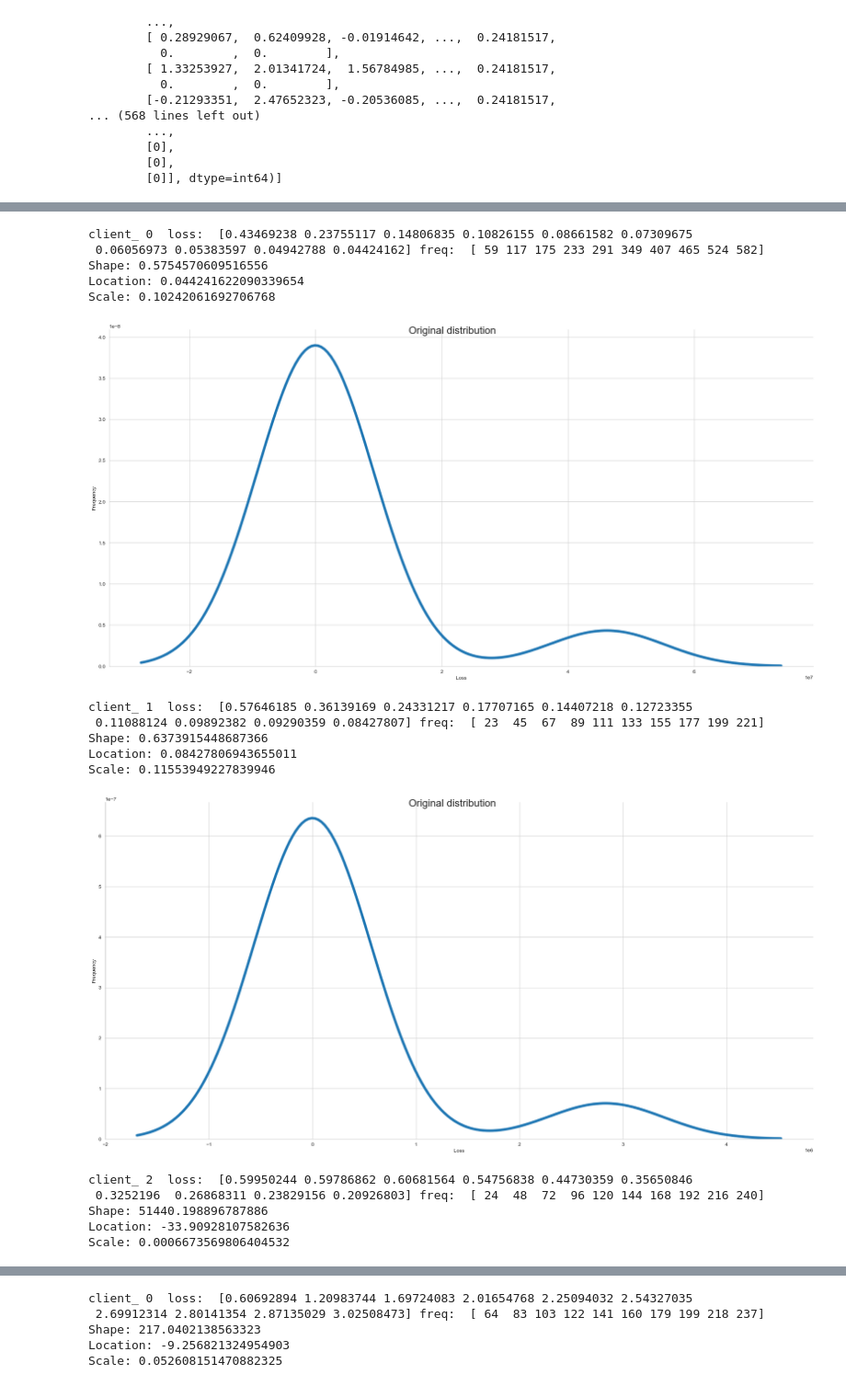
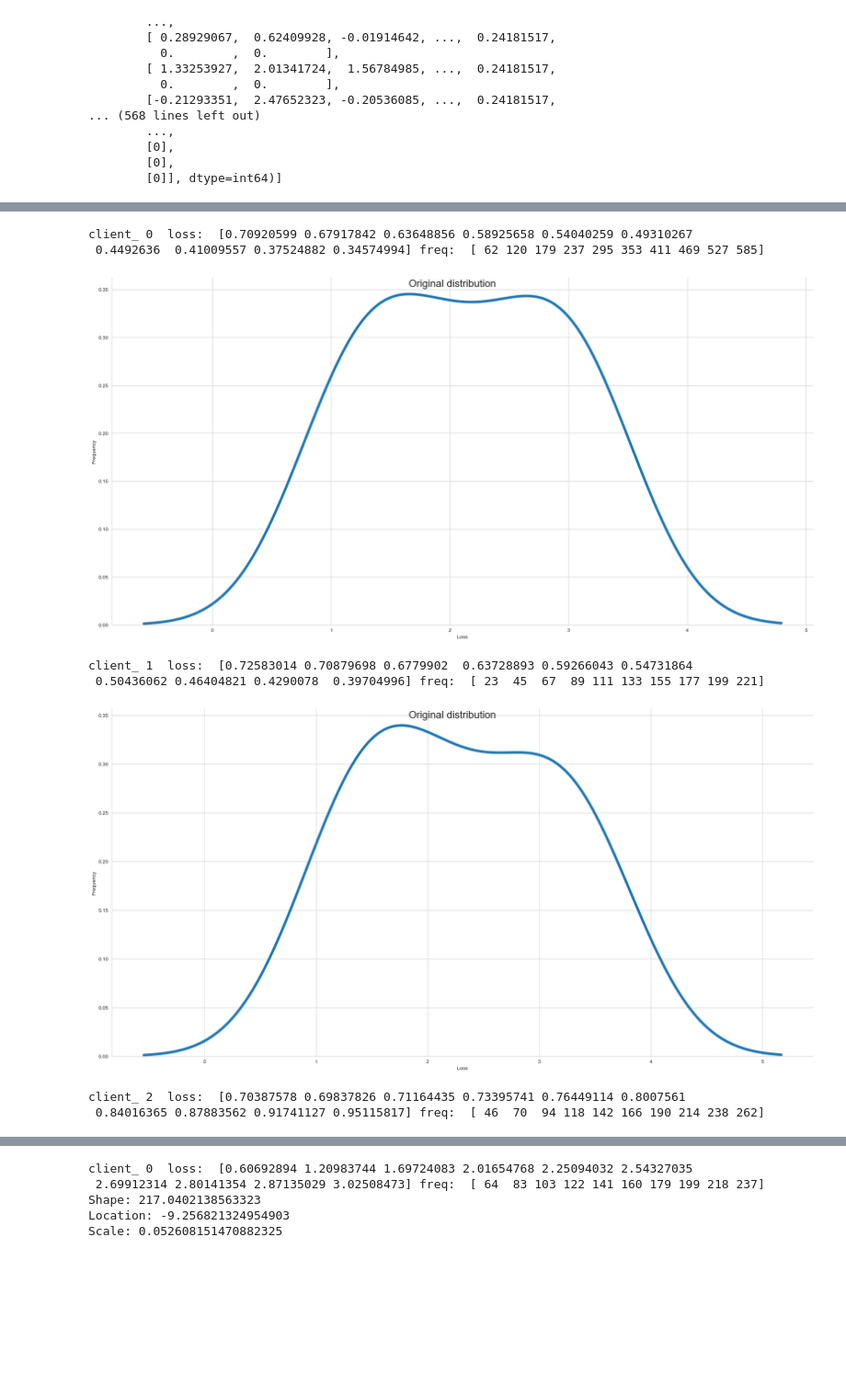
Before and after one commit to ai-r-ia/federated_learning_adult_dataset, a Jupyter notebook: Federated_Learning_adult_dataset.ipynb, the cells around one changed output, grey strips where cells are left out. Shown at 92% size. Drawn from its saved outputs; the diff is of its cells as text; code cells hidden in the pictures; blank space fills up the shorter version.

```diff
--- a/Federated_Learning_adult_dataset.ipynb
+++ b/Federated_Learning_adult_dataset.ipynb
@@ -345,7 +345,7 @@ print(type(clients))
 # %%
 # gender split
 
-dict_users = {i: np.array([]) for i in range(8)}
+dict_users = {i: np.array([]) for i in range(4)}
 data_out = []
 
 def create_hetero_clients( image_list, label_list, start_client = 0, num_clients=10, initial='clients'):
@@ -1055,22 +1055,23 @@ global_model = smlp_global.build(X_train.shape[1] ,classes=2)
 global_model.compile(optimizer=optimizer, loss=loss, metrics=metrics)
 # clients_batched, test_batched = batch_clients(clients)
 # client_names= list(clients_batched.keys())
-client_names = [0, 1, 2, 3,4, 5, 6, 7, 8]
+# client_names = [0, 1, 2, 3,4, 5, 6, 7, 8]
+client_names = [0, 1, 2, 3]
 # print(client_names, "asugdefbh")
 # print(clients_batched)
 
 client_loss = {i: np.array([]) for i in range(len(client_names))}
 client_frequency = {i: np.array([]) for i in range(len(client_names))}
-# train_sets = initializer_income_race()
-train_sets = initializer_income_race_gender()
+train_sets = initializer_income()
+# train_sets = initializer_income_race_gender()
 # print(len(train_sets))
 #commence global training loop
 for comm_round in range(comms_round):
 
 #     clients = create_clients(X_train, y_train, num_clients=15, initial='client')
 #     clients = get_hetero_clients()
-#     clients = get_hetero_clients_gender_age(list(train_sets) )
-    clients = get_hetero_clients_gender_race(list(train_sets) )
+    clients = get_hetero_clients_gender_age(list(train_sets) )
+#     clients = get_hetero_clients_gender_race(list(train_sets) )
 #     print("client0: ", clients[1])
 
     clients_batched, test_batched = batch_clients(clients)
@@ -1150,44 +1151,38 @@ comm_round: 9 | global_acc: 75.655% | global_loss: 0.900966465473175
 # %%
 import matplotlib.pyplot as plt
 import seaborn as sns
 import scipy.stats as stats
 
 # 4 clients---> gender, income
+
+pdfs = []
 for i in list(client_loss.keys()):
-    if(i== len(list(client_loss.keys()))-1):
-        continue
+#     if(i== len(list(client_loss.keys()))-1):
+#         continue
     print("client_",i, " loss: ", client_loss[i],"freq: ", client_frequency[i])
 
     shape, loc, scale = stats.gamma.fit(client_loss[i])
 
     # Printing the estimated parameters
-    print("Shape:", shape)
-    print("Location:", loc)
-    print("Scale:", scale)
+#     print("Shape:", shape)
+#     print("Location:", loc)
+#     print("Scale:", scale)
     pdf = stats.gamma.pdf(client_loss[i], shape, loc=loc, scale=scale)
+    pdfs.append(pdf)
     sns.set_style("whitegrid")
 
     ax = sns.displot( x = pdf, kind = "kde", height=10, aspect=2,
                 linewidth = 5 )
     ax.fig.suptitle('Original distribution', size = 20)
     plt.ylabel("Frequency")
     plt.xlabel("Loss")
     plt.show()
 # %% [output]
-client_ 0  loss:  [0.43469238 0.23755117 0.14806835 0.10826155 0.08661582 0.07309675
- 0.06056973 0.05383597 0.04942788 0.04424162] freq:  [ 59 117 175 233 291 349 407 465 524 582]
-Shape: 0.5754570609516556
-Location: 0.044241622090339654
-Scale: 0.10242061692706768
+client_ 0  loss:  [0.70920599 0.67917842 0.63648856 0.58925658 0.54040259 0.49310267
+ 0.4492636  0.41009557 0.37524882 0.34574994] freq:  [ 62 120 179 237 295 353 411 469 527 585]
-[figure, old version]
+[figure, new version]
-client_ 1  loss:  [0.57646185 0.36139169 0.24331217 0.17707165 0.14407218 0.12723355
- 0.11088124 0.09892382 0.09290359 0.08427807] freq:  [ 23  45  67  89 111 133 155 177 199 221]
-Shape: 0.6373915448687366
-Location: 0.08427806943655011
-Scale: 0.11553949227839946
+client_ 1  loss:  [0.72583014 0.70879698 0.6779902  0.63728893 0.59266043 0.54731864
+ 0.50436062 0.46404821 0.4290078  0.39704996] freq:  [ 23  45  67  89 111 133 155 177 199 221]
-[figure, old version]
+[figure, new version]
-client_ 2  loss:  [0.59950244 0.59786862 0.60681564 0.54756838 0.44730359 0.35650846
- 0.3252196  0.26868311 0.23829156 0.20926803] freq:  [ 24  48  72  96 120 144 168 192 216 240]
-Shape: 51440.198896787886
-Location: -33.90928107582636
-Scale: 0.0006673569806404532
+client_ 2  loss:  [0.70387578 0.69837826 0.71164435 0.73395741 0.76449114 0.8007561
+ 0.84016365 0.87883562 0.91741127 0.95115817] freq:  [ 46  70  94 118 142 166 190 214 238 262]
```
Also changed, not shown: parts of 5 cells of this notebook.
